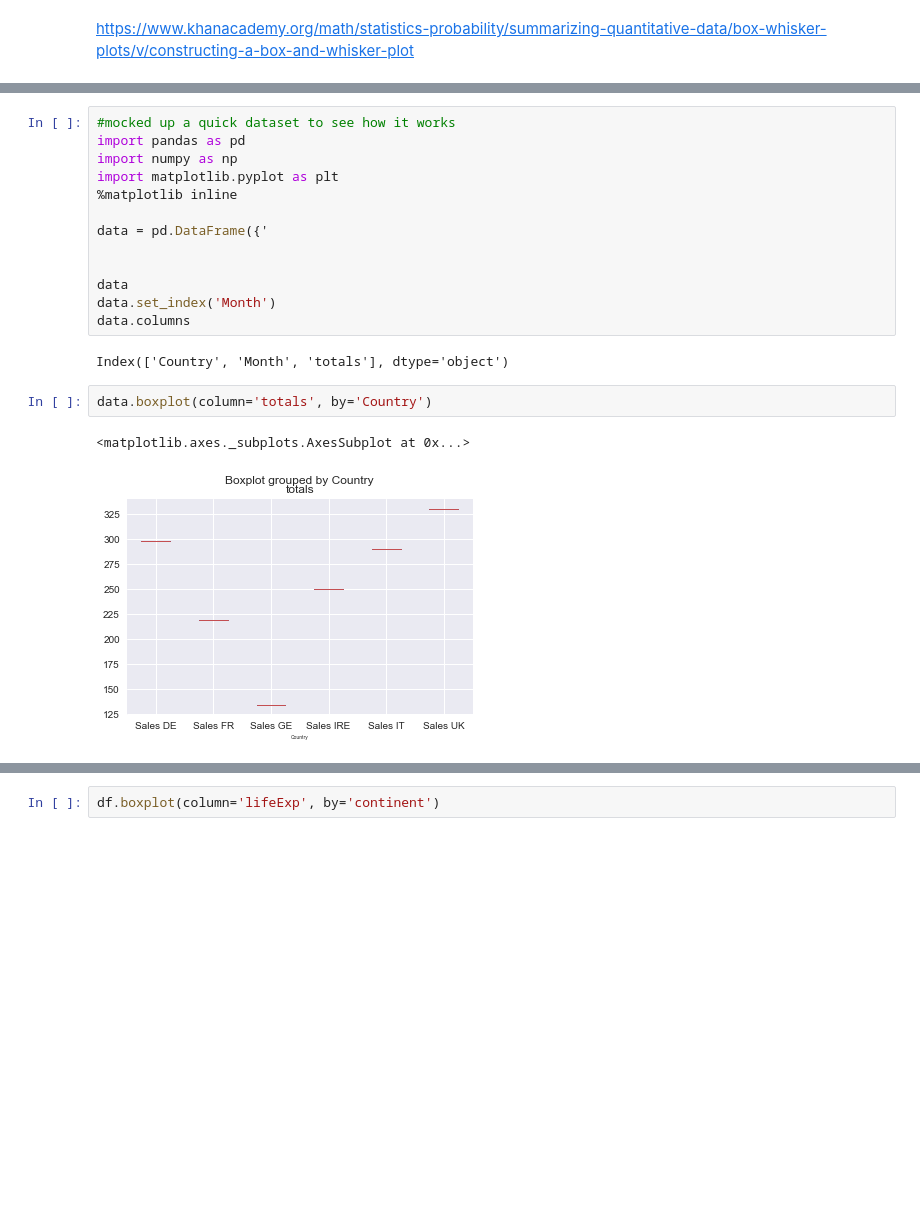
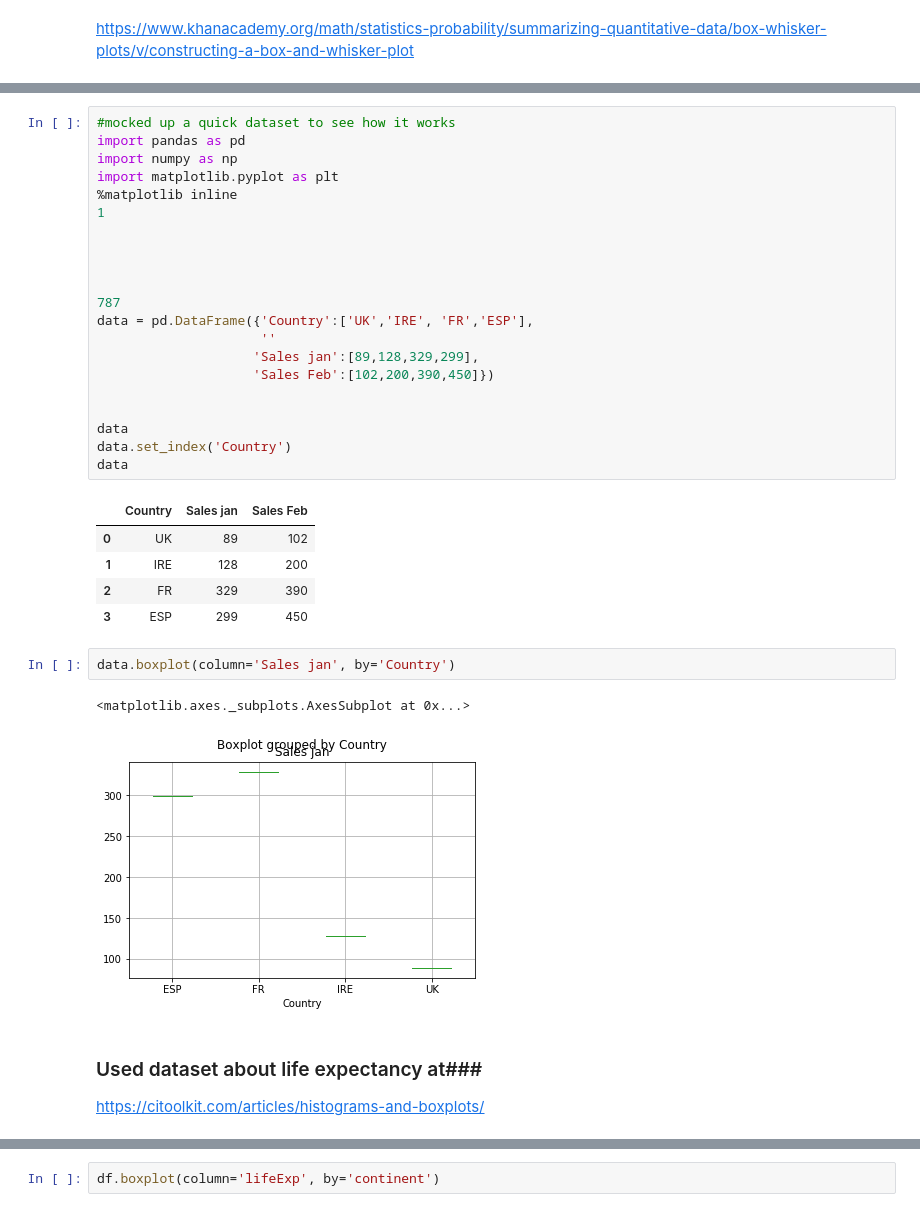
Before and after one commit to theamurtagh/Pro-Funda, a Jupyter notebook: Pro Funda.ipynb, the cells around one changed output, grey strips where cells are left out. Cells and saved outputs as stored; diff of their text form; blank space fills up the shorter version.

```diff
--- a/Pro Funda.ipynb
+++ b/Pro Funda.ipynb
@@ -50,18 +80,33 @@ import pandas as pd
 import numpy as np
 import matplotlib.pyplot as plt
 %matplotlib inline
+1
 
-data = pd.DataFrame({'
+
+
+
+787
+data = pd.DataFrame({'Country':['UK','IRE', 'FR','ESP'],
+                     ''
+                    'Sales jan':[89,128,329,299],
+                    'Sales Feb':[102,200,390,450]})
 
 
 data
-data.set_index('Month')
-data.columns
+data.set_index('Country')
+data
 # %% [output]
-Index(['Country', 'Month', 'totals'], dtype='object')
+|  | Country | Sales jan | Sales Feb |
+| 0 | UK | 89 | 102 |
+| 1 | IRE | 128 | 200 |
+| 2 | FR | 329 | 390 |
+| 3 | ESP | 299 | 450 |
 # %%
-data.boxplot(column='totals', by='Country')
+data.boxplot(column='Sales jan', by='Country')
 # %% [output]
 <matplotlib.axes._subplots.AxesSubplot at 0x...>
-[figure, old version]
+[figure, new version]
+# %% [markdown]
+### Used dataset about life expectancy at###<br>
+https://citoolkit.com/articles/histograms-and-boxplots/
 # %%
```
Also changed, not shown: parts of 13 cells of this notebook, 1 other file.
